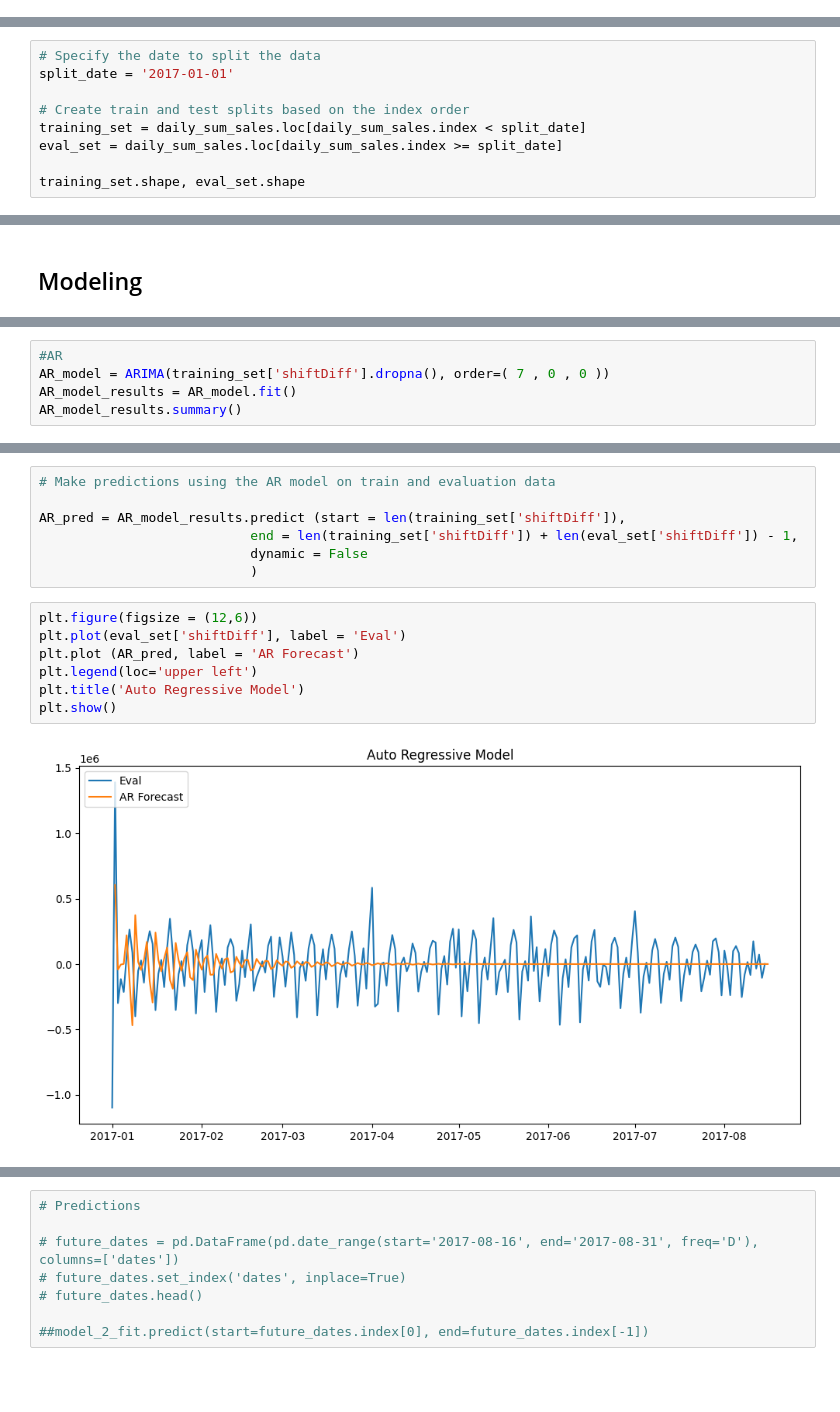
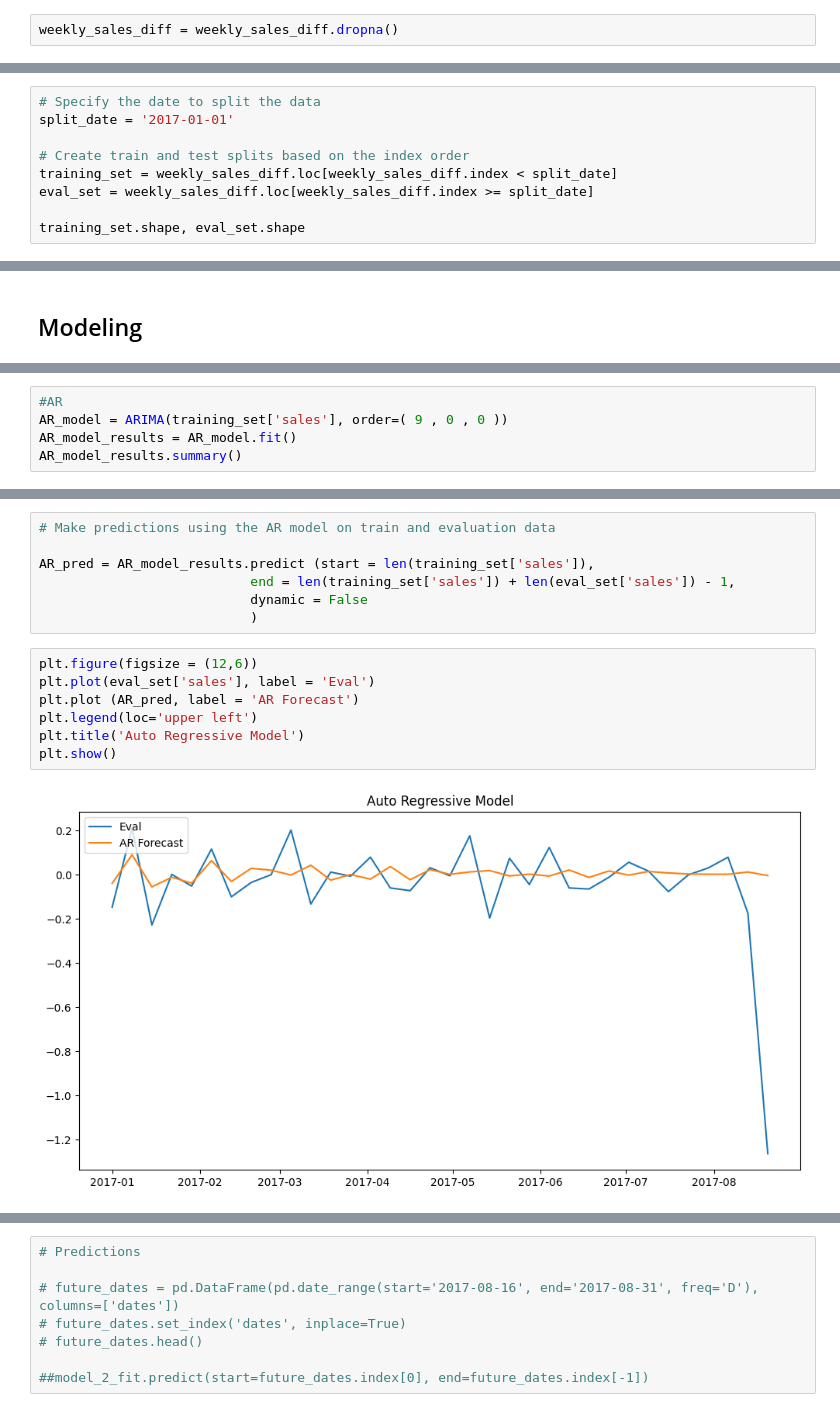
Before and after one commit to Azie88/Time-Series-Sales-Prediction-ARIMA, a Jupyter notebook: ARIMA_Model.ipynb, the cells around one changed output, grey strips where cells are left out. Saved outputs shown, nothing was run; the diff lists cells and outputs as text; blank space fills up the shorter version.

```diff
--- a/ARIMA_Model.ipynb
+++ b/ARIMA_Model.ipynb
@@ -277 +272,3 @@ daily_sum_sales.head()
+# %%
+weekly_sales_diff = weekly_sales_diff.dropna()
 # %%
@@ -322,8 +319,8 @@ pacf = plot_pacf(daily_sum_sales['shiftDiff'].dropna(), lags = 30)
 split_date = '2017-01-01'
 
 # Create train and test splits based on the index order
-training_set = daily_sum_sales.loc[daily_sum_sales.index < split_date]
-eval_set = daily_sum_sales.loc[daily_sum_sales.index >= split_date]
+training_set = weekly_sales_diff.loc[weekly_sales_diff.index < split_date]
+eval_set = weekly_sales_diff.loc[weekly_sales_diff.index >= split_date]
 
 training_set.shape, eval_set.shape
 # %% [output]
@@ -333,6 +332,6 @@ training_set.shape, eval_set.shape
 # %%
 #AR
-AR_model = ARIMA(training_set['shiftDiff'].dropna(), order=( 7 , 0 , 0 ))
+AR_model = ARIMA(training_set['sales'], order=( 9 , 0 , 0 ))
 AR_model_results = AR_model.fit()
 AR_model_results.summary()
 # %% [output]
@@ -364,17 +364,17 @@ Warnings:
 # %%
 # Make predictions using the AR model on train and evaluation data
 
-AR_pred = AR_model_results.predict (start = len(training_set['shiftDiff']),
-                           end = len(training_set['shiftDiff']) + len(eval_set['shiftDiff']) - 1,
+AR_pred = AR_model_results.predict (start = len(training_set['sales']),
+                           end = len(training_set['sales']) + len(eval_set['sales']) - 1,
                            dynamic = False
                            )
 # %%
 plt.figure(figsize = (12,6))
-plt.plot(eval_set['shiftDiff'], label = 'Eval')
+plt.plot(eval_set['sales'], label = 'Eval')
 plt.plot (AR_pred, label = 'AR Forecast')
 plt.legend(loc='upper left')
 plt.title('Auto Regressive Model')
 plt.show()
 # %% [output]
-[figure, old version]
+[figure, new version]
 # %%
```
Also changed, not shown: parts of 28 cells of this notebook.
